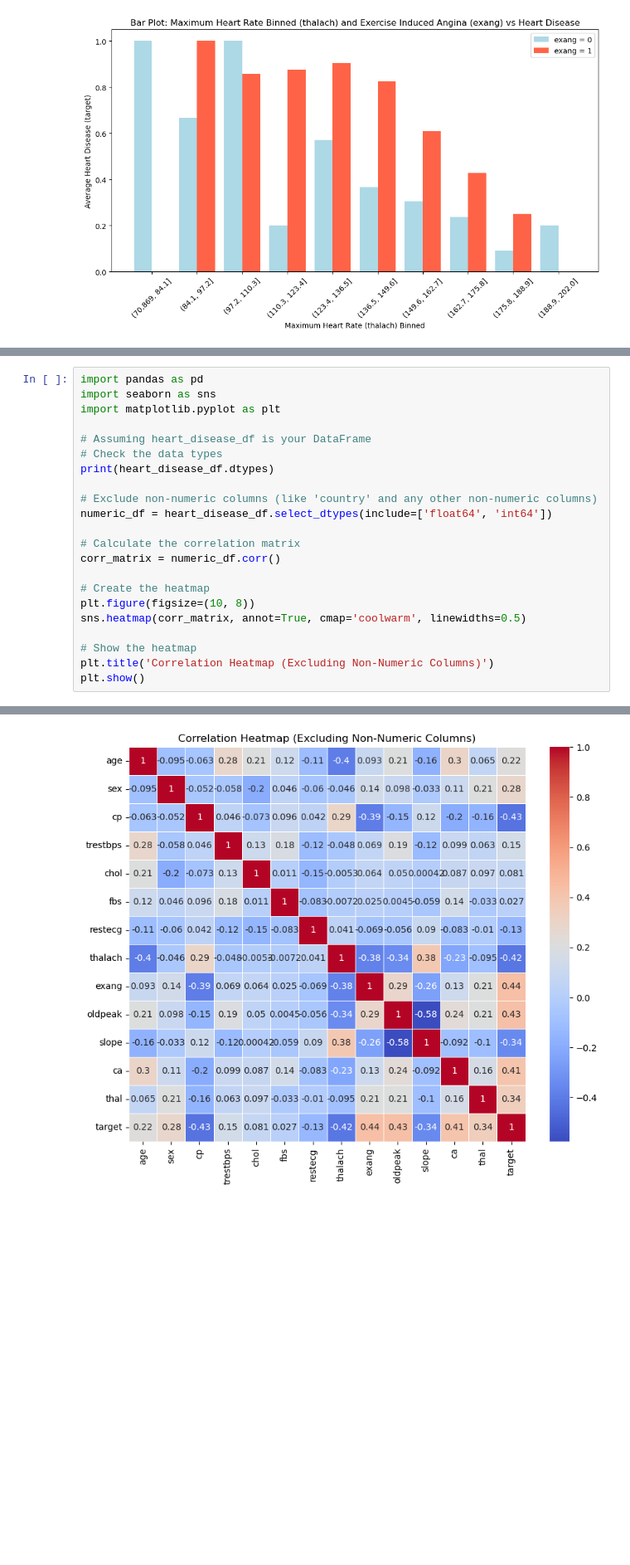
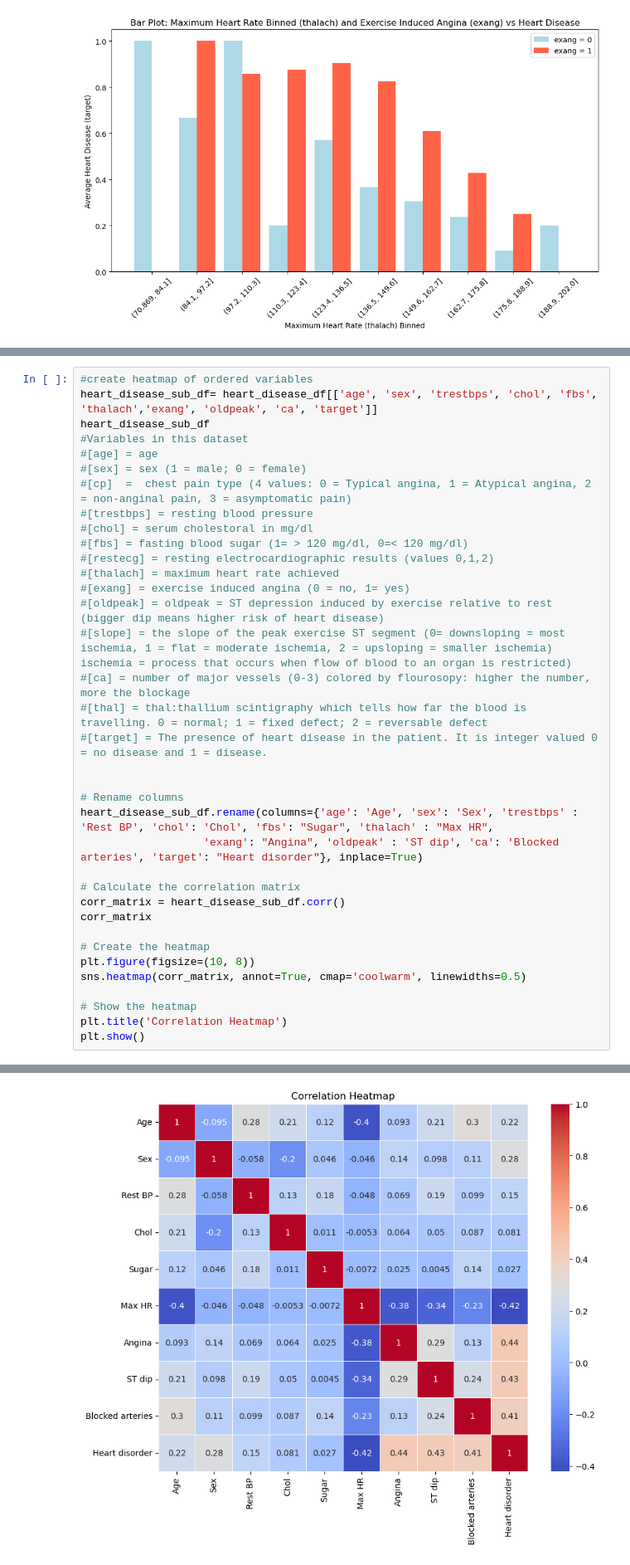
Before and after one commit to dallen91801/Heart-Disease-Analysis, a Jupyter notebook: Final_notebook_aleks.ipynb, the cells around one changed output, grey strips where cells are left out. Shown at 83% size. Saved outputs shown, nothing was run; the diff lists cells and outputs as text; blank space fills up the shorter version.

Commit message:
plots updated and parts cleaned

```diff
--- a/Final_notebook_aleks.ipynb
+++ b/Final_notebook_aleks.ipynb
@@ -682,23 +822,37 @@ ValueError: could not convert string to float: '40-49'
 # %%
-import pandas as pd
-import seaborn as sns
-import matplotlib.pyplot as plt
+#create heatmap of ordered variables
+heart_disease_sub_df= heart_disease_df[['age', 'sex', 'trestbps', 'chol', 'fbs', 'thalach','exang', 'oldpeak', 'ca', 'target']]
+heart_disease_sub_df
+#Variables in this dataset
+#[age] = age
+#[sex] = sex (1 = male; 0 = female)
+#[cp]  =  chest pain type (4 values: 0 = Typical angina, 1 = Atypical angina, 2 = non-anginal pain, 3 = asymptomatic pain)
+#[trestbps] = resting blood pressure
+#[chol] = serum cholestoral in mg/dl
+#[fbs] = fasting blood sugar (1= > 120 mg/dl, 0=< 120 mg/dl)
+#[restecg] = resting electrocardiographic results (values 0,1,2)
+#[thalach] = maximum heart rate achieved
+#[exang] = exercise induced angina (0 = no, 1= yes)
+#[oldpeak] = oldpeak = ST depression induced by exercise relative to rest (bigger dip means higher risk of heart disease)
+#[slope] = the slope of the peak exercise ST segment (0= downsloping = most ischemia, 1 = flat = moderate ischemia, 2 = upsloping = smaller ischemia) ischemia = process that occurs when flow of blood to an organ is restricted)
+#[ca] = number of major vessels (0-3) colored by flourosopy: higher the number, more the blockage
+#[thal] = thal:thallium scintigraphy which tells how far the blood is travelling. 0 = normal; 1 = fixed defect; 2 = reversable defect
+#[target] = The presence of heart disease in the patient. It is integer valued 0 = no disease and 1 = disease.
 
-# Assuming heart_disease_df is your DataFrame
-# Check the data types
-print(heart_disease_df.dtypes)
 
-# Exclude non-numeric columns (like 'country' and any other non-numeric columns)
-numeric_df = heart_disease_df.select_dtypes(include=['float64', 'int64'])
+# Rename columns
+heart_disease_sub_df.rename(columns={'age': 'Age', 'sex': 'Sex', 'trestbps' : 'Rest BP', 'chol': 'Chol', 'fbs': "Sugar", 'thalach' : "Max HR",
+                   'exang': "Angina", 'oldpeak' : 'ST dip', 'ca': 'Blocked arteries', 'target': "Heart disorder"}, inplace=True)
 
 # Calculate the correlation matrix
-corr_matrix = numeric_df.corr()
+corr_matrix = heart_disease_sub_df.corr()
+corr_matrix
 
 # Create the heatmap
 plt.figure(figsize=(10, 8))
 sns.heatmap(corr_matrix, annot=True, cmap='coolwarm', linewidths=0.5)
 
 # Show the heatmap
-plt.title('Correlation Heatmap (Excluding Non-Numeric Columns)')
+plt.title('Correlation Heatmap')
 plt.show()
 # %% [output]
@@ -722 +863 @@ dtype: object
-[figure, old version]
+[figure, new version]
```
Also changed, not shown: parts of 13 cells of this notebook.
